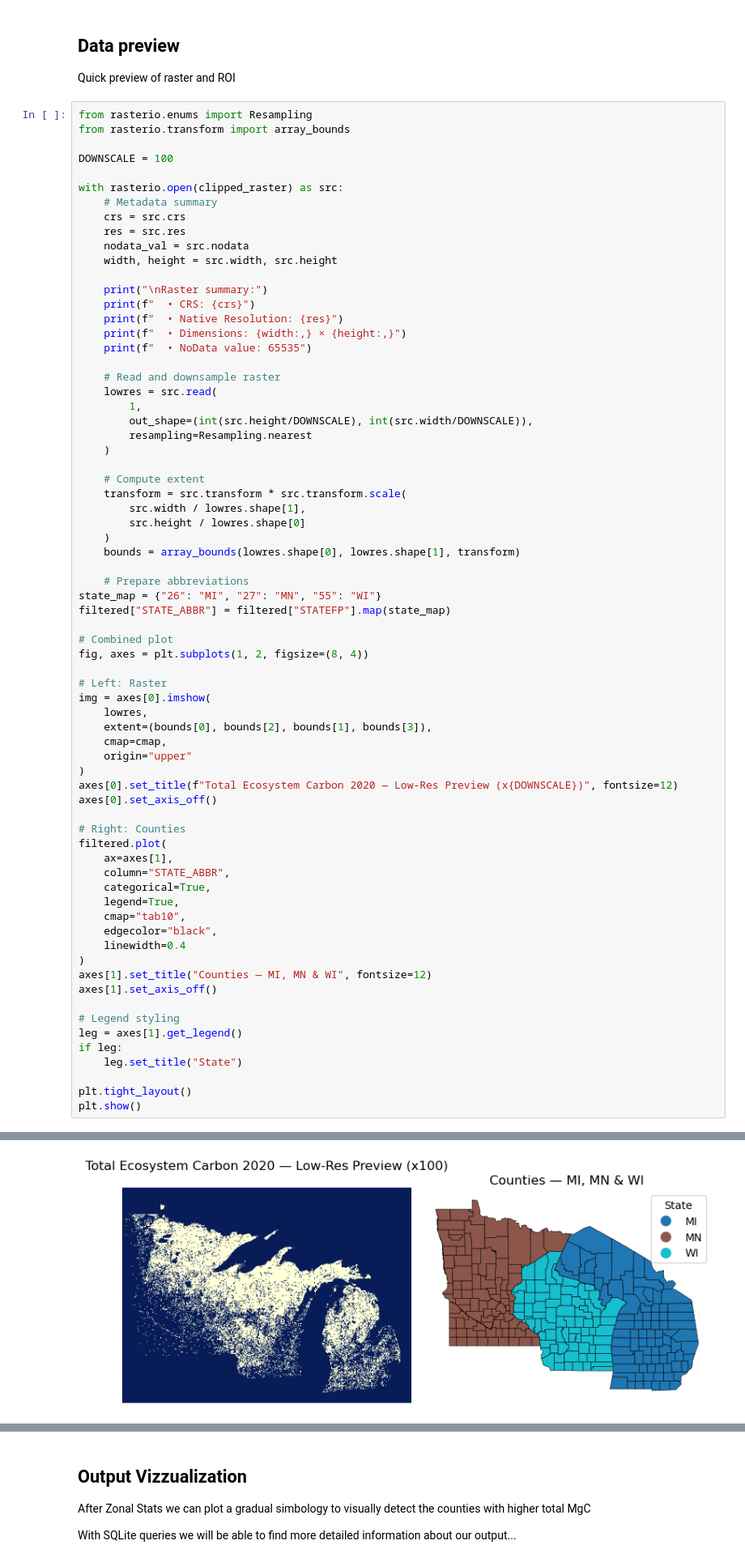
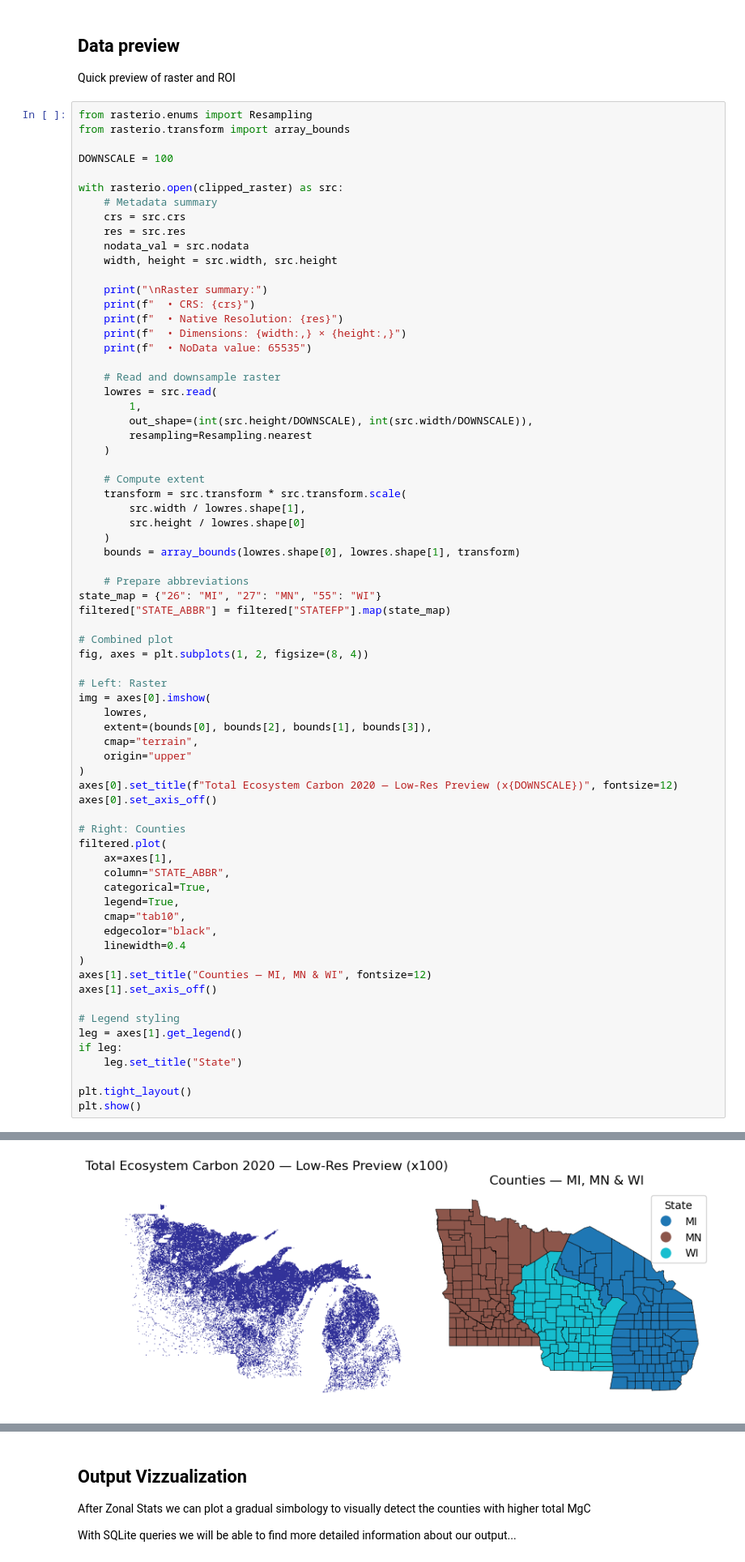
Before and after one commit to bernirazquin/Vizzuality_challenge, a Jupyter notebook: total_carbon_pipeline.ipynb, the cells around one changed output, grey strips where cells are left out. Shown: that part at 81% size. Saved outputs shown, nothing was run; the diff lists cells and outputs as text.

```diff
--- a/total_carbon_pipeline.ipynb
+++ b/total_carbon_pipeline.ipynb
@@ -157,39 +157,39 @@ fig, axes = plt.subplots(1, 2, figsize=(8, 4))
 img = axes[0].imshow(
     lowres,
     extent=(bounds[0], bounds[2], bounds[1], bounds[3]),
-    cmap=cmap,
+    cmap="terrain",
     origin="upper"
 )
 axes[0].set_title(f"Total Ecosystem Carbon 2020 — Low-Res Preview (x{DOWNSCALE})", fontsize=12)
 axes[0].set_axis_off()
 
 # Right: Counties
 filtered.plot(
     ax=axes[1],
     column="STATE_ABBR",
     categorical=True,
     legend=True,
     cmap="tab10",
     edgecolor="black",
     linewidth=0.4
 )
 axes[1].set_title("Counties — MI, MN & WI", fontsize=12)
 axes[1].set_axis_off()
 
 # Legend styling
 leg = axes[1].get_legend()
 if leg:
     leg.set_title("State")
 
 plt.tight_layout()
 plt.show()
 # %% [output]
 Raster summary:
   • CRS: EPSG:5070
   • Native Resolution: (30.0, 30.0)
   • Dimensions: 41,498 × 30,934
   • NoData value: 65535
-[figure, old version]
+[figure, new version]
 # %% [markdown]
 ## Zonal stats processing
 
```
Also changed, not shown: parts of 3 cells of this notebook.
